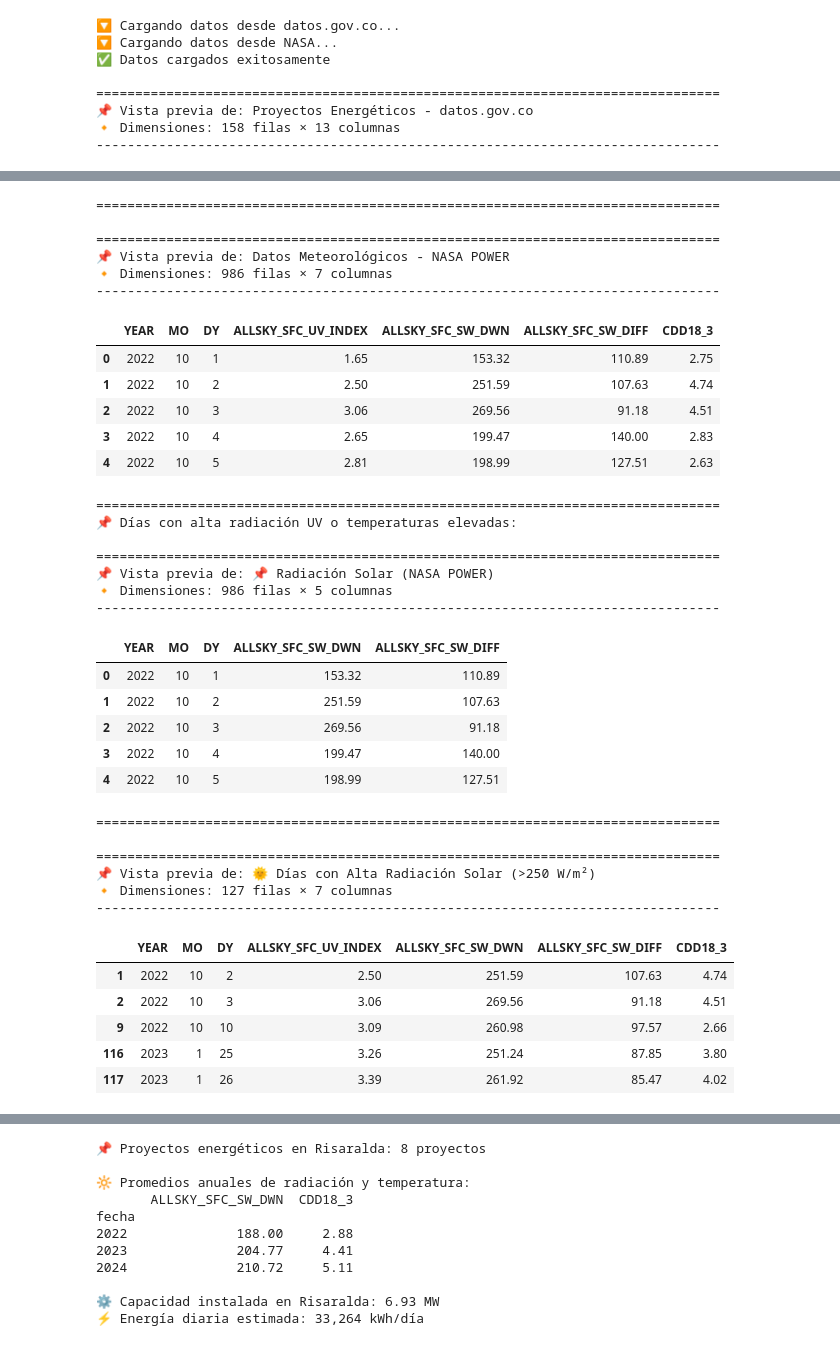
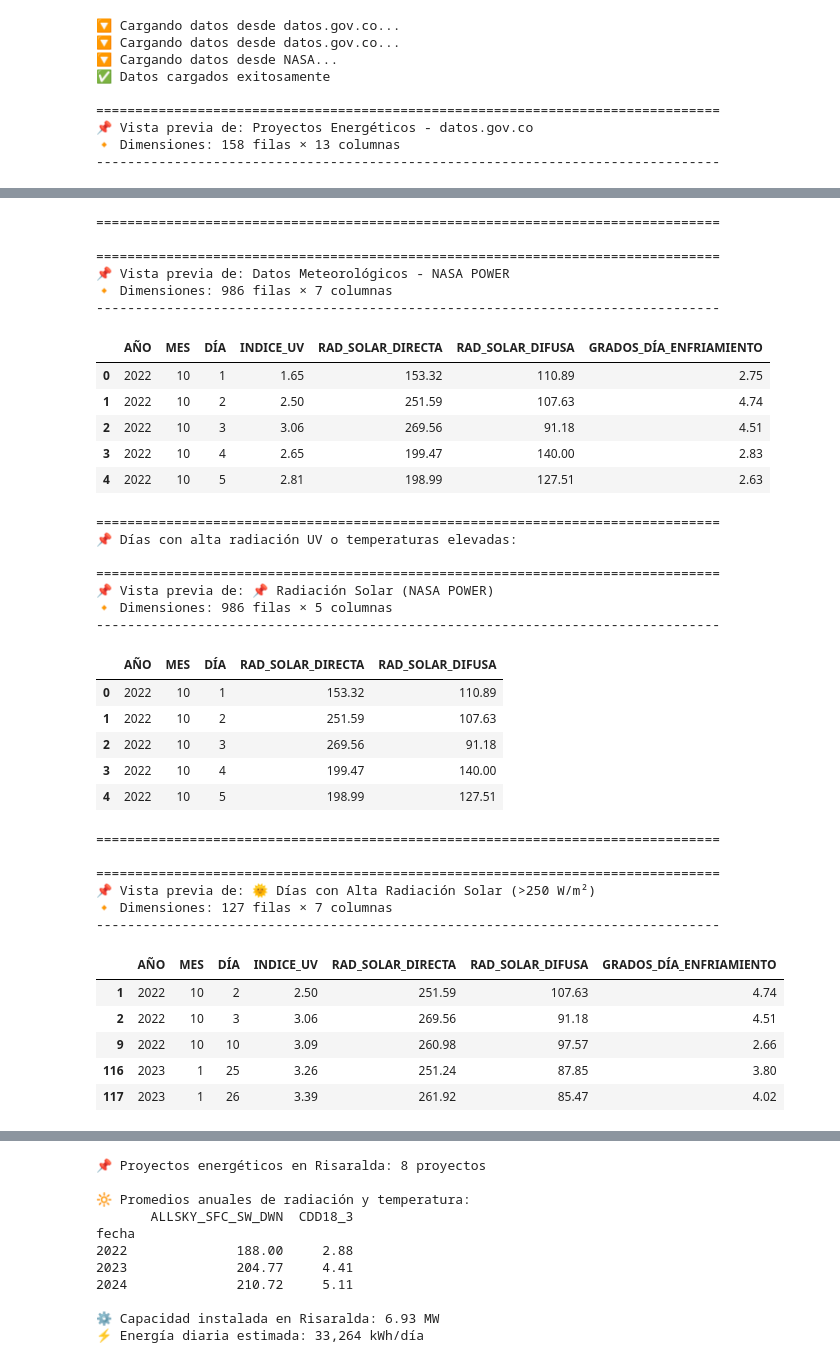
Before and after one commit to juan-manuel124/ProyectoAnalisisDatos-TECH, a Jupyter notebook: Proyecto_EnergiaSolarRisaraldaTech.ipynb, the cells around one changed output, grey strips where cells are left out. Saved outputs shown, nothing was run; the diff lists cells and outputs as text; code cells hidden in the pictures.

```diff
--- a/Proyecto_EnergiaSolarRisaraldaTech.ipynb
+++ b/Proyecto_EnergiaSolarRisaraldaTech.ipynb
@@ -18,9 +34,9 @@ import seaborn as sns
 from io import StringIO
 import requests
 import plotly.express as px
-import seaborn as sns
 import plotly.graph_objects as go
 from plotly.subplots import make_subplots
+from sklearn.preprocessing import MinMaxScaler
 
 # =====================================
 # 🌐 Fuente 1: GitHub (CSV en tu repositorio público)
@@ -45,26 +61,39 @@ def vista_previa(df, nombre, num_filas=5):
 # 🔽 Carga de datos
 # =====================================
 try:
+    # Datos de proyectos energéticos
+    print("🔽 Cargando datos desde datos.gov.co...")
     response = requests.get(url_datosgov)
     response.raise_for_status()
-
     data_dgov = pd.read_csv(StringIO(response.text), encoding='utf-8', on_bad_lines='skip')
 
+    # Datos meteorológicos de NASA
     print("🔽 Cargando datos desde NASA...")
     response2 = requests.get(url_daraNasa)
     response2.raise_for_status()
+    data_nasa = pd.read_csv(StringIO(response2.text), encoding='utf-8', skiprows=12)
 
-    # Saltar cabecera personalizada del archivo NASA
-    data_nasa = pd.read_csv(StringIO(response2.text), encoding='utf-8', skiprows=12)
+    # Renombrar columnas a español
+    data_nasa.rename(columns={
+        'YEAR': 'AÑO',
+        'MO': 'MES',
+        'DY': 'DÍA',
+        'ALLSKY_SFC_UV_INDEX': 'INDICE_UV',
+        'ALLSKY_SFC_SW_DWN': 'RAD_SOLAR_DIRECTA',
+        'ALLSKY_SFC_SW_DIFF': 'RAD_SOLAR_DIFUSA',
+        'CDD18_3': 'GRADOS_DÍA_ENFRIAMIENTO'
+    }, inplace=True)
+
     # Selección de columnas relevantes
-    datos_uv_temp = data_nasa[['YEAR', 'MO', 'DY', 'ALLSKY_SFC_UV_INDEX', 'CDD18_3']]
+    datos_uv_temp = data_nasa[['AÑO', 'MES', 'DÍA', 'INDICE_UV', 'GRADOS_DÍA_ENFRIAMIENTO']]
 
-    # Definir umbrales para destacar
-    umbral_uv = 5      # Por ejemplo, UV > 5 considerado alto
-    umbral_temp = 10   # Por ejemplo, CDD18_3 > 10 indica días cálidos
-
-    # Filtrar días con radiación UV alta o temperatura elevada
-    datos_destacados = datos_uv_temp[(datos_uv_temp['ALLSKY_SFC_UV_INDEX'] > umbral_uv) | (datos_uv_temp['CDD18_3'] > umbral_temp)]
+    # Filtrar por umbral
+    umbral_uv = 5
+    umbral_temp = 10
+    datos_destacados = datos_uv_temp[
+        (datos_uv_temp['INDICE_UV'] > umbral_uv) |
+        (datos_uv_temp['GRADOS_DÍA_ENFRIAMIENTO'] > umbral_temp)
+    ]
 
     print("✅ Datos cargados exitosamente")
 
@@ -72,44 +101,47 @@ except Exception as e:
     print(f"❌ Error al cargar datos: {e}")
 
 # =====================================
-# 👁️ Vista previa mejorada
+# 👁️ Vista previa con nombres en español
 # =====================================
 try:
     vista_previa(data_dgov, "Proyectos Energéticos - datos.gov.co")
     vista_previa(data_nasa, "Datos Meteorológicos - NASA POWER")
-    # Mostrar los resultados
+
     print("📌 Días con alta radiación UV o temperaturas elevadas:")
-    columnas_radiacion = ['YEAR', 'MO', 'DY', 'ALLSKY_SFC_SW_DWN', 'ALLSKY_SFC_SW_DIFF']
+    columnas_radiacion = ['AÑO', 'MES', 'DÍA', 'RAD_SOLAR_DIRECTA', 'RAD_SOLAR_DIFUSA']
     vista_previa(data_nasa[columnas_radiacion], "📌 Radiación Solar (NASA POWER)")
 
-    radiacion_alta = data_nasa[data_nasa['ALLSKY_SFC_SW_DWN'] > 250]
+    radiacion_alta = data_nasa[data_nasa['RAD_SOLAR_DIRECTA'] > 250]
     vista_previa(radiacion_alta, "🌞 Días con Alta Radiación Solar (>250 W/m²)")
+
     print("✅ Datos cargados y visualizados correctamente")
+    data_nasa.info()
 
 except Exception as e:
     print(f"⚠️ Error al mostrar la vista previa: {e}")
 # %% [output]
+🔽 Cargando datos desde datos.gov.co...
 🔽 Cargando datos desde datos.gov.co...
 🔽 Cargando datos desde NASA...
 ✅ Datos cargados exitosamente
 
 ================================================================================
 📌 Vista previa de: Proyectos Energéticos - datos.gov.co
 🔸 Dimensiones: 158 filas × 13 columnas
 --------------------------------------------------------------------------------
 |  | Proyecto | Tipo | Capacidad | Departamento | Municipio | Código Departamento | Código Municipio | ... |
 | 0 | JEPIRACHI | Eólico | 18.42 | LA GUAJIRA | URIBIA | 44 | 44847 | ... |
 | 1 | AUTOG CELSIA SOLAR YUMBO | Solar | 9.80 | VALLE DEL CAUCA | YUMBO | 76 | 76892 | ... |
 | 2 | CELSIA SOLAR BOLIVAR | Solar | 8.06 | BOLÍVAR | SANTA ROSA | 13 | 13683 | ... |
 | 3 | EL PASO SOLAR (ENEL GREEN POWER) | Solar | 67.00 | CESAR | EL PASO | 20 | 20250 | ... |
 | 4 | SOLAR CASTILLA ECP | Solar | 20.00 | META | CASTILLA LA NUEVA | 50 | 50150 | ... |
 ================================================================================
 
 ================================================================================
 📌 Vista previa de: Datos Meteorológicos - NASA POWER
 🔸 Dimensiones: 986 filas × 7 columnas
 --------------------------------------------------------------------------------
-|  | YEAR | MO | DY | ALLSKY_SFC_UV_INDEX | ALLSKY_SFC_SW_DWN | ALLSKY_SFC_SW_DIFF | CDD18_3 |
+|  | AÑO | MES | DÍA | INDICE_UV | RAD_SOLAR_DIRECTA | RAD_SOLAR_DIFUSA | GRADOS_DÍA_ENFRIAMIENTO |
 | 0 | 2022 | 10 | 1 | 1.65 | 153.32 | 110.89 | 2.75 |
 | 1 | 2022 | 10 | 2 | 2.50 | 251.59 | 107.63 | 4.74 |
 | 2 | 2022 | 10 | 3 | 3.06 | 269.56 | 91.18 | 4.51 |
@@ -122,7 +154,7 @@ except Exception as e:
 📌 Vista previa de: 📌 Radiación Solar (NASA POWER)
 🔸 Dimensiones: 986 filas × 5 columnas
 --------------------------------------------------------------------------------
-|  | YEAR | MO | DY | ALLSKY_SFC_SW_DWN | ALLSKY_SFC_SW_DIFF |
+|  | AÑO | MES | DÍA | RAD_SOLAR_DIRECTA | RAD_SOLAR_DIFUSA |
 | 0 | 2022 | 10 | 1 | 153.32 | 110.89 |
 | 1 | 2022 | 10 | 2 | 251.59 | 107.63 |
 | 2 | 2022 | 10 | 3 | 269.56 | 91.18 |
@@ -134,7 +166,7 @@ except Exception as e:
 📌 Vista previa de: 🌞 Días con Alta Radiación Solar (>250 W/m²)
 🔸 Dimensiones: 127 filas × 7 columnas
 --------------------------------------------------------------------------------
-|  | YEAR | MO | DY | ALLSKY_SFC_UV_INDEX | ALLSKY_SFC_SW_DWN | ALLSKY_SFC_SW_DIFF | CDD18_3 |
+|  | AÑO | MES | DÍA | INDICE_UV | RAD_SOLAR_DIRECTA | RAD_SOLAR_DIFUSA | GRADOS_DÍA_ENFRIAMIENTO |
 | 1 | 2022 | 10 | 2 | 2.50 | 251.59 | 107.63 | 4.74 |
 | 2 | 2022 | 10 | 3 | 3.06 | 269.56 | 91.18 | 4.51 |
 | 9 | 2022 | 10 | 10 | 3.09 | 260.98 | 97.57 | 2.66 |
```
Also changed, not shown: parts of 15 cells of this notebook.
